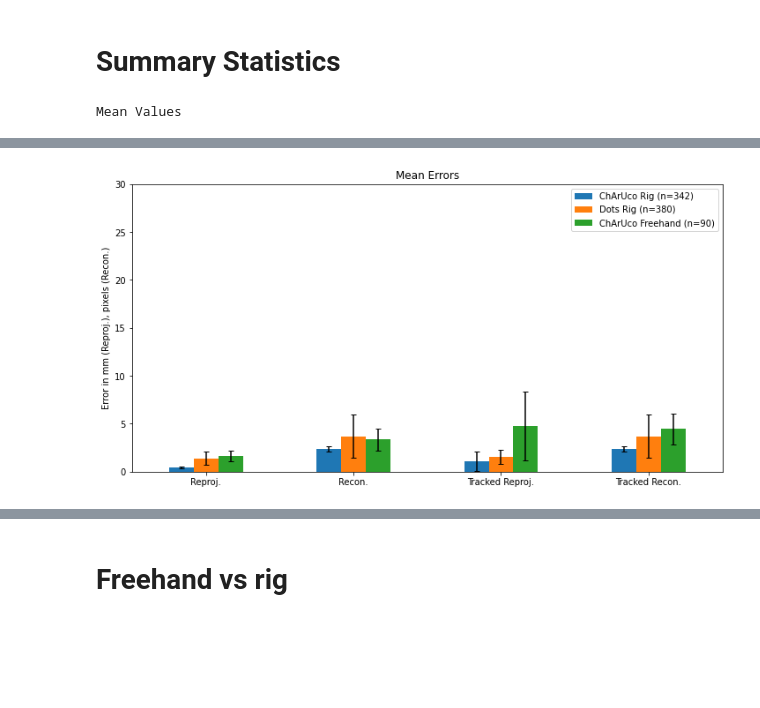
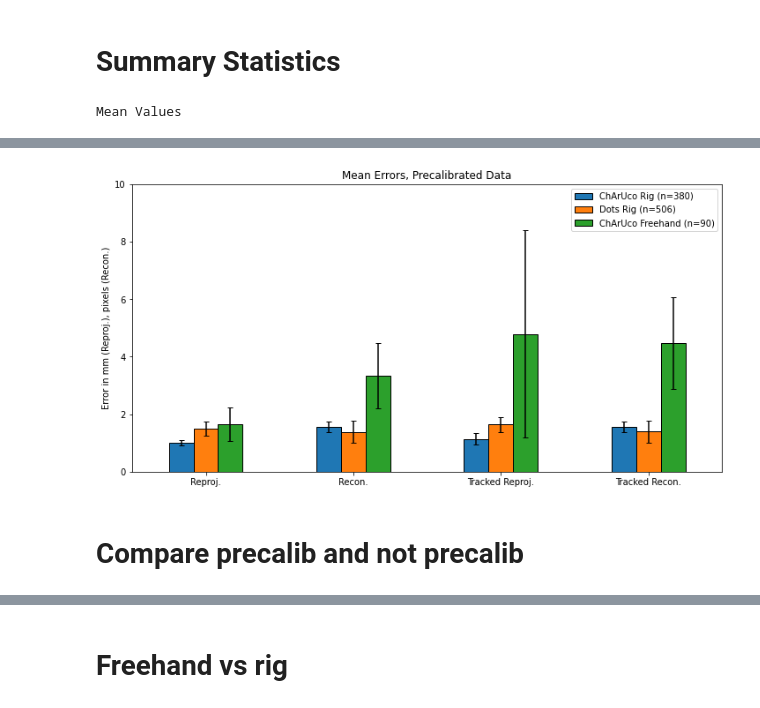
Before and after one commit to UCL/WEISS_Calibration_Study, a Jupyter notebook: process_results.ipynb, the cells around one changed output, grey strips where cells are left out. Saved outputs shown, nothing was run; the diff lists cells and outputs as text; code cells hidden in the pictures; blank space fills up the shorter version.

```diff
--- a/process_results.ipynb
+++ b/process_results.ipynb
@@ -54,7 +54,7 @@ def do_ttest(all_data, label1, label2):
 # %%
 calib_data = {}
 
-path = './wsl_results'
+path = './results'
 csv_files = [f for f in os.listdir(path) if f.endswith('.csv')]
 
 for csv in csv_files:
@@ -308,12 +292,12 @@ dots_folder = 'results/precalib/dots_rig'
 charuco_folder = 'results/precalib/charuco_rig'
 charuco_freehand_folder = 'results/precalib/charuco_freehand'
 
-calib_data = {}
+precalib_data = {}
 threshold = 1000
 
-calib_data["dots_rig"] = collate_results(dots_folder, threshold=threshold)
-calib_data["charuco_rig"] = collate_results(charuco_folder, threshold=threshold)
-calib_data["charuco_freehand"] = collate_results(charuco_freehand_folder, threshold=threshold)
+precalib_data["dots_rig"] = collate_results(dots_folder, threshold=threshold)
+precalib_data["charuco_rig"] = collate_results(charuco_folder, threshold=threshold)
+precalib_data["charuco_freehand"] = collate_results(charuco_freehand_folder, threshold=threshold)
 # %% [output]
 Processing results/precalib/dots_rig
 Processing results/precalib/charuco_rig
@@ -321,7 +305,8 @@ Processing results/precalib/charuco_freehand
 # %% [markdown]
 # Summary Statistics
 # %%
-means, stds = summarise_datasets(calib_data, ["charuco_rig", "dots_rig", "charuco_freehand"])
+precalib_means, precalib_stds = summarise_datasets(precalib_data, ["charuco_rig", "dots_rig", "charuco_freehand"])
+
 columns_to_plot = ["Reproj.", "Recon.", "Tracked Reproj.", "Tracked Recon."]
 
 labels = ["Reproj.", "Recon.", "Tracked Reproj.", "Tracked Recon."]
@@ -329,12 +314,20 @@ labels = ["Reproj.", "Recon.", "Tracked Reproj.", "Tracked Recon."]
 fig1 = plt.figure(figsize=(figsize))
 ax1 = fig1.add_subplot(1, 1, 1)
 
-means[columns_to_plot].transpose().plot.bar(title="Mean Errors", ax=ax1, yerr=stds.transpose(), ecolor='black', capsize=3, rot=0, legend=None, ylabel="Error in mm (Reproj.), pixels (Recon.)")
-ax1.set_ylim(0, 30)
+precalib_means[columns_to_plot].transpose().plot.bar(title="Mean Errors, Precalibrated Data",
+                                                     ax=ax1,
+                                                     yerr=precalib_stds.transpose(),
+                                                     ecolor='black',
+                                                     capsize=3,
+                                                     rot=0,
+                                                     legend=None,
+                                                     ylabel="Error in mm (Reproj.), pixels (Recon.)",
+                                                    edgecolor=["black"])
+ax1.set_ylim(0, 10)
 
-n_charuco_rig = len(calib_data["charuco_rig"])
-n_dots_rig = len(calib_data["dots_rig"])
-n_charuco_freehand = len(calib_data["charuco_freehand"])
+n_charuco_rig = len(precalib_data["charuco_rig"])
+n_dots_rig = len(precalib_data["dots_rig"])
+n_charuco_freehand = len(precalib_data["charuco_freehand"])
 
 L = ax1.legend()
 legend = [f"ChArUco Rig (n={n_charuco_rig})", f"Dots Rig (n={n_dots_rig})", f"ChArUco Freehand (n={n_charuco_freehand})"]
@@ -342,7 +335,8 @@ L.get_texts()[0].set_text(legend[0])
 L.get_texts()[1].set_text(legend[1])
 L.get_texts()[2].set_text(legend[2])
 
-plt.savefig('plots/charuco_vs_dots_vs_freehand_mean.png', dpi=600)
+
+plt.savefig('plots/_precalib_charuco_vs_dots_vs_freehand_mean.png', dpi=600)
 
 print("Mean Values")
 means
@@ -355 +349,3 @@ Mean Values
-[figure, old version]
+[figure, new version]
+# %% [markdown]
+# Compare precalib and not precalib
```
Also changed, not shown: parts of 10 cells of this notebook, 4 other files.
